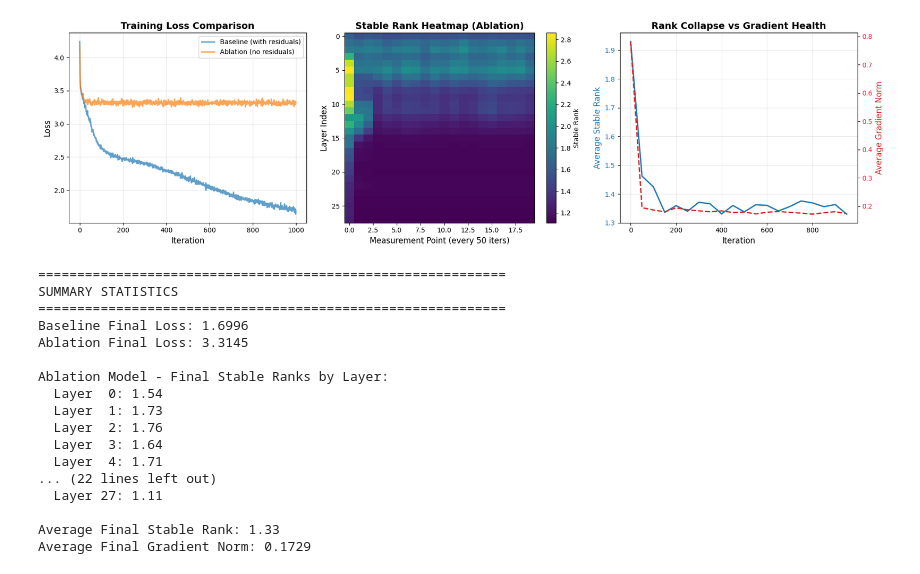
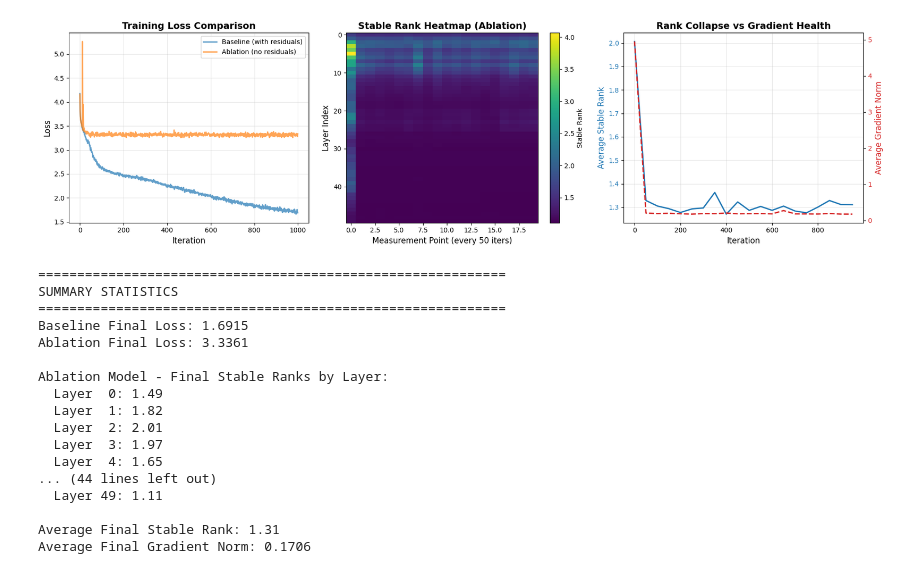
Before and after one commit to CodingYodha/4_gaps, a Jupyter notebook: nano-gpt-drc.ipynb, the cells around one changed output. Cells and saved outputs as stored; diff of their text form; code cells hidden in the pictures.

```diff
--- a/nano-gpt-drc.ipynb
+++ b/nano-gpt-drc.ipynb
@@ -210,7 +210,7 @@ def main():
 
     block_size = 128
     batch_size = 64
-    n_layer = 28
+    n_layer = 50
     n_head = 6
     n_embd = 192
     num_iters = 1000
@@ -335,21 +335,21 @@ Iter 1000/1000, Loss: 3.3145
 
 Generating plots...
 Plots saved as 'rank_collapse_analysis.png'
-[figure, old version]
+[figure, new version]
 ============================================================
 SUMMARY STATISTICS
 ============================================================
-Baseline Final Loss: 1.6996
-Ablation Final Loss: 3.3145
+Baseline Final Loss: 1.6915
+Ablation Final Loss: 3.3361
 
 Ablation Model - Final Stable Ranks by Layer:
-  Layer  0: 1.54
-  Layer  1: 1.73
-  Layer  2: 1.76
-  Layer  3: 1.64
-  Layer  4: 1.71
-... (22 lines left out)
-  Layer 27: 1.11
+  Layer  0: 1.49
+  Layer  1: 1.82
+  Layer  2: 2.01
+  Layer  3: 1.97
+  Layer  4: 1.65
+... (44 lines left out)
+  Layer 49: 1.11
 
-Average Final Stable Rank: 1.33
-Average Final Gradient Norm: 0.1729
+Average Final Stable Rank: 1.31
+Average Final Gradient Norm: 0.1706
```
Also changed, not shown: parts of 1 cell of this notebook.
